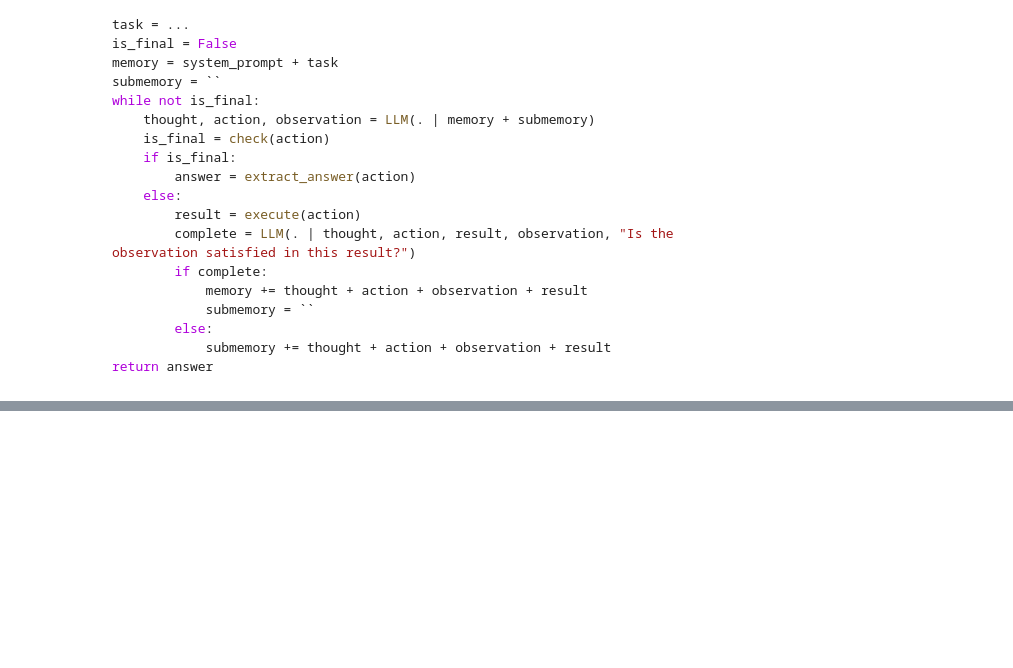
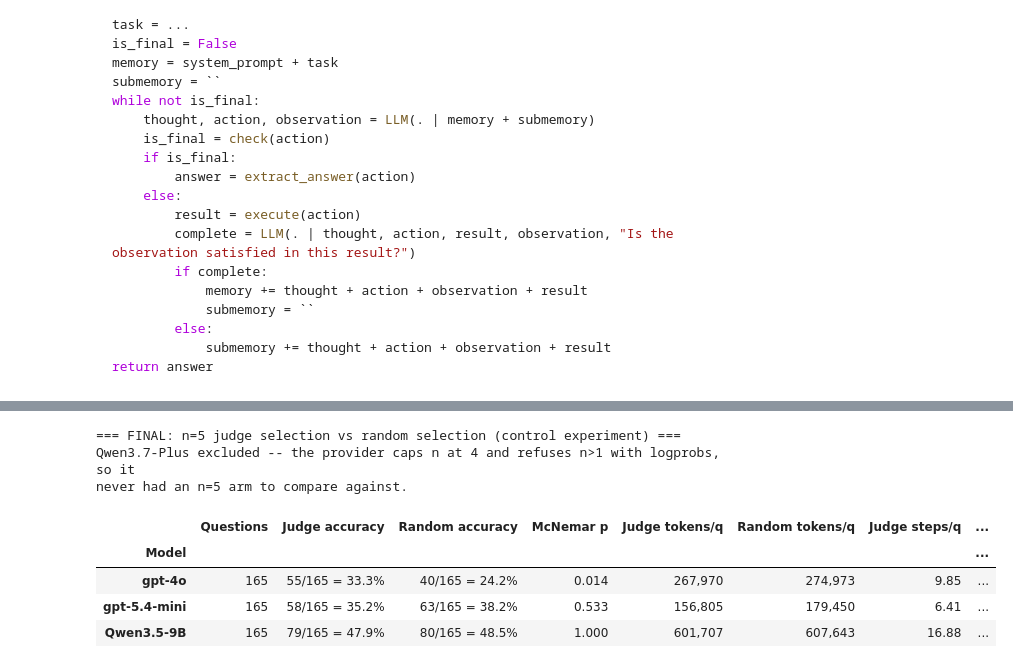
Before and after one commit to PoorvaGarg/smolagents, a Jupyter notebook: notes.ipynb, the cells around one changed output, grey strips where cells are left out. Drawn from its saved outputs; the diff is of its cells as text; code cells hidden in the pictures; blank space fills up the shorter version.

```diff
--- a/notes.ipynb
+++ b/notes.ipynb
@@ -1963,0 +2157,61 @@ return answer
+# %%
+# Reuses BASELINE_DIR, contiguous_prefix, mcnemar, pickle, pd and display from the cells above.
+
+JUDGE_DIRS = {
+    "gpt-4o": BASELINE_DIR / "tracelet_direct_n5_tp_v6n5_react_gpt-4o",
+    "gpt-5.4-mini": BASELINE_DIR / "tracelet_direct_n5_tp_v6n5_react_gpt-5.4-mini",
+    "Qwen3.5-9B": BASELINE_DIR / "tracelet_direct_n5_tp_v6n5_react_Qwen" / "Qwen3.5-9B",
+    # Qwen3.7-Plus has no n=5 arm at all -- the provider caps n at 4.
+}
+RANDOM_DIRS = {
+    "gpt-4o": BASELINE_DIR / "tracelet_direct_n5_tp_rand5_react_gpt-4o",
+    "gpt-5.4-mini": BASELINE_DIR / "tracelet_direct_n5_tp_rand5_react_gpt-5.4-mini",
+    "Qwen3.5-9B": BASELINE_DIR / "tracelet_direct_n5_tp_rand5_react_Qwen" / "Qwen3.5-9B",
+}
+
+
+def _load_rows(pkl_dir, n):
+    rows = []
+    for i in range(n):
+        with open(pkl_dir / f"{i}.pkl", "rb") as f:
+            rows.append(pickle.load(f))
+    return rows
+
+
+comparison_rows = []
+for model in JUDGE_DIRS:
+    judge_dir, random_dir = JUDGE_DIRS[model], RANDOM_DIRS[model]
+    n = min(contiguous_prefix(judge_dir), contiguous_prefix(random_dir))
+    judge_rows, random_rows = _load_rows(judge_dir, n), _load_rows(random_dir, n)
+    judge_correct = [bool(r.get("is_correct")) for r in judge_rows]
+    random_correct = [bool(r.get("is_correct")) for r in random_rows]
+    j_only, r_only, p = mcnemar(judge_correct, random_correct)
+    j_tok = sum(r["token_counts"]["total_tokens"] for r in judge_rows) / n
+    r_tok = sum(r["token_counts"]["total_tokens"] for r in random_rows) / n
+    j_steps = sum(r["num_steps"] for r in judge_rows) / n
+    r_steps = sum(r["num_steps"] for r in random_rows) / n
+    comparison_rows.append({
+        "Model": model,
+        "Questions": n,
+        "Judge accuracy": f"{sum(judge_correct)}/{n} = {sum(judge_correct) / n:.1%}",
+        "Random accuracy": f"{sum(random_correct)}/{n} = {sum(random_correct) / n:.1%}",
+        "McNemar p": f"{p:.3f}",
+        "Judge tokens/q": f"{j_tok:,.0f}",
+        "Random tokens/q": f"{r_tok:,.0f}",
+        "Judge steps/q": f"{j_steps:.2f}",
+        "Random steps/q": f"{r_steps:.2f}",
+    })
+
+print("=== FINAL: n=5 judge selection vs random selection (control experiment) ===")
+print("Qwen3.7-Plus excluded -- the provider caps n at 4 and refuses n>1 with logprobs, so it")
+print("never had an n=5 arm to compare against.")
+display(pd.DataFrame(comparison_rows).set_index("Model"))
+# %% [output]
+=== FINAL: n=5 judge selection vs random selection (control experiment) ===
+Qwen3.7-Plus excluded -- the provider caps n at 4 and refuses n>1 with logprobs, so it
+never had an n=5 arm to compare against.
+|  | Questions | Judge accuracy | Random accuracy | McNemar p | Judge tokens/q | Random tokens/q | Judge steps/q | ... |
+| Model |  |  |  |  |  |  |  | ... |
+| gpt-4o | 165 | 55/165 = 33.3% | 40/165 = 24.2% | 0.014 | 267,970 | 274,973 | 9.85 | ... |
+| gpt-5.4-mini | 165 | 58/165 = 35.2% | 63/165 = 38.2% | 0.533 | 156,805 | 179,450 | 6.41 | ... |
+| Qwen3.5-9B | 165 | 79/165 = 47.9% | 80/165 = 48.5% | 1.000 | 601,707 | 607,643 | 16.88 | ... |
```
Also changed, not shown: parts of 5 cells of this notebook, 12 other files.
